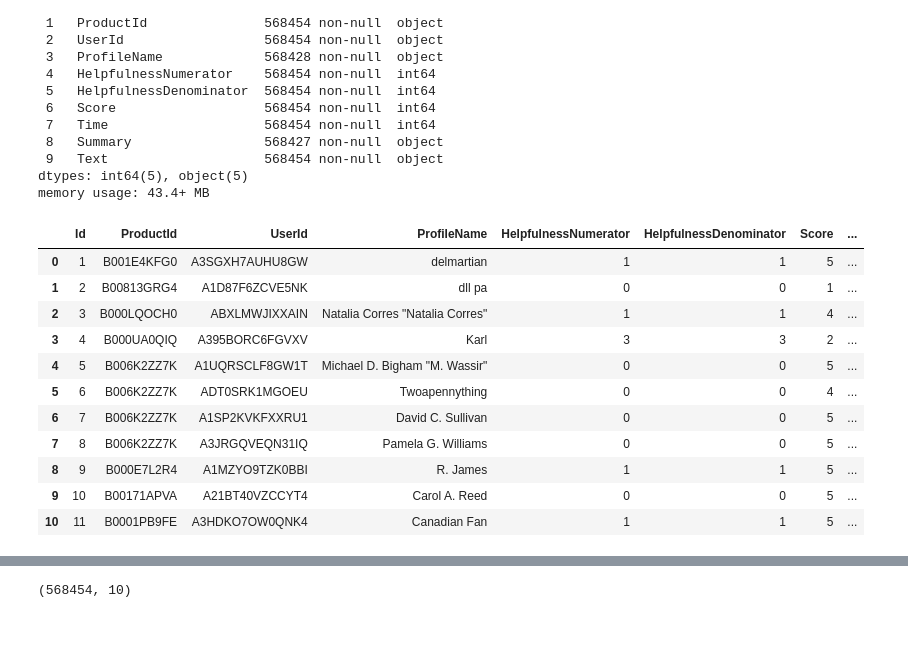
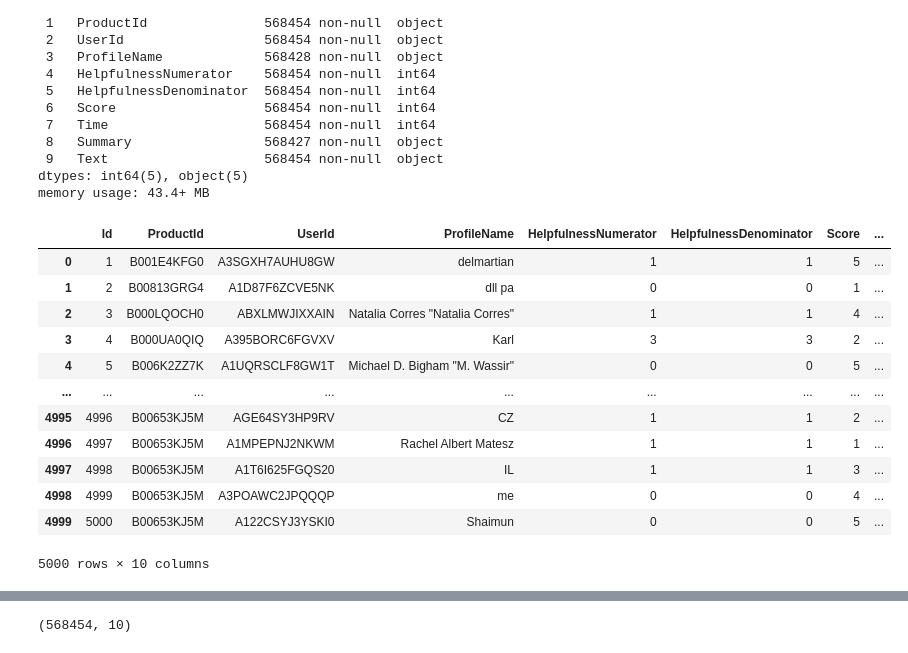
Before and after one commit to Gokul99400/SentimentAnalysis, a Jupyter notebook: Sentiment_Analysis_Project.ipynb, the cells around one changed output, grey strips where cells are left out. Cells and saved outputs as stored; diff of their text form; code cells hidden in the pictures.

```diff
--- a/Sentiment_Analysis_Project.ipynb
+++ b/Sentiment_Analysis_Project.ipynb
@@ -23,17 +25,18 @@ Data columns (total 10 columns):
 dtypes: int64(5), object(5)
 memory usage: 43.4+ MB
 # %%
-df.head(11) #show the first 10 rows of dataset
+df.head(5000) #show the first 500 rows of dataset
 # %% [output]
 |  | Id | ProductId | UserId | ProfileName | HelpfulnessNumerator | HelpfulnessDenominator | Score | ... |
 | 0 | 1 | B001E4KFG0 | A3SGXH7AUHU8GW | delmartian | 1 | 1 | 5 | ... |
 | 1 | 2 | B00813GRG4 | A1D87F6ZCVE5NK | dll pa | 0 | 0 | 1 | ... |
 | 2 | 3 | B000LQOCH0 | ABXLMWJIXXAIN | Natalia Corres "Natalia Corres" | 1 | 1 | 4 | ... |
 | 3 | 4 | B000UA0QIQ | A395BORC6FGVXV | Karl | 3 | 3 | 2 | ... |
 | 4 | 5 | B006K2ZZ7K | A1UQRSCLF8GW1T | Michael D. Bigham "M. Wassir" | 0 | 0 | 5 | ... |
-| 5 | 6 | B006K2ZZ7K | ADT0SRK1MGOEU | Twoapennything | 0 | 0 | 4 | ... |
-| 6 | 7 | B006K2ZZ7K | A1SP2KVKFXXRU1 | David C. Sullivan | 0 | 0 | 5 | ... |
-| 7 | 8 | B006K2ZZ7K | A3JRGQVEQN31IQ | Pamela G. Williams | 0 | 0 | 5 | ... |
-| 8 | 9 | B000E7L2R4 | A1MZYO9TZK0BBI | R. James | 1 | 1 | 5 | ... |
-| 9 | 10 | B00171APVA | A21BT40VZCCYT4 | Carol A. Reed | 0 | 0 | 5 | ... |
-| 10 | 11 | B0001PB9FE | A3HDKO7OW0QNK4 | Canadian Fan | 1 | 1 | 5 | ... |
+| ... | ... | ... | ... | ... | ... | ... | ... | ... |
+| 4995 | 4996 | B00653KJ5M | AGE64SY3HP9RV | CZ | 1 | 1 | 2 | ... |
+| 4996 | 4997 | B00653KJ5M | A1MPEPNJ2NKWM | Rachel Albert Matesz | 1 | 1 | 1 | ... |
+| 4997 | 4998 | B00653KJ5M | A1T6I625FGQS20 | IL | 1 | 1 | 3 | ... |
+| 4998 | 4999 | B00653KJ5M | A3POAWC2JPQQQP | me | 0 | 0 | 4 | ... |
+| 4999 | 5000 | B00653KJ5M | A122CSYJ3YSKI0 | Shaimun | 0 | 0 | 5 | ... |
+5000 rows × 10 columns
```
Also changed, not shown: parts of 4 cells of this notebook.
